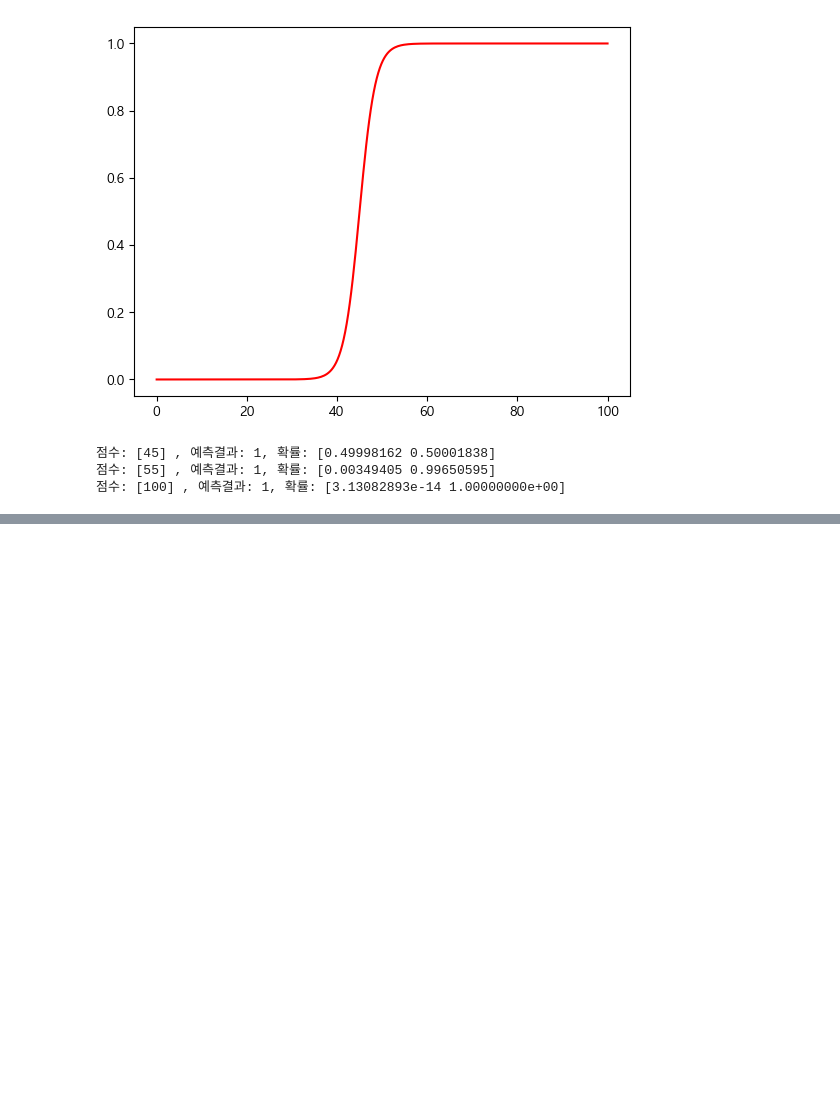
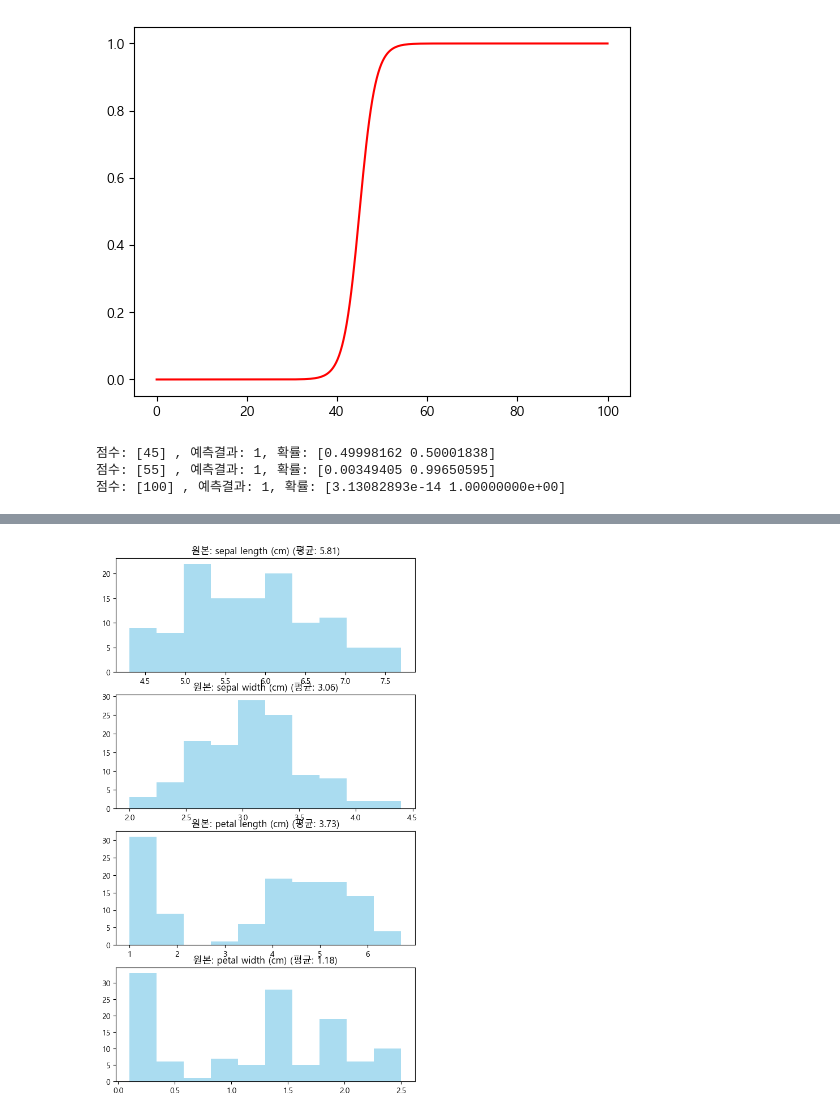
Before and after one commit to sjlimiei25/AI-Prediction, a Jupyter notebook: 5_Logistic_Regression.ipynb, the cells around one changed output, grey strips where cells are left out. Saved outputs shown, nothing was run; the diff lists cells and outputs as text; code cells hidden in the pictures; blank space fills up the shorter version.

```diff
--- a/5_Logistic_Regression.ipynb
+++ b/5_Logistic_Regression.ipynb
@@ -82,0 +85,17 @@ for x, pred, proba in zip(x_test, y_pred, y_proba):
+# %%
+# 붓꽃(iris) 데이터셋
+from sklearn.datasets import load_iris
+
+iris = load_iris(as_frame=True)
+df = iris.frame   # 데이터셋 => feature + target
+# df.head()
+
+x = df.drop(columns='target')   # 독립변수. DataFrame. 2D
+y = df['target']                # 종속변수. Series. 1D
+# %%
+# 훈련용, 테스트(검증)용 데이터 분리
+from sklearn.model_selection import train_test_split
+
+x_train, x_test, y_train, y_test = train_test_split(x, y, test_size=0.2, random_state=42)
+
+x_train.describe()
@@ -82,0 +124,18 @@ for x, pred, proba in zip(x_test, y_pred, y_proba):
+# %%
+# 스케일링 전/후 시각화 비교
+feature_names = x.columns         # Feature 이름 목록
+n_features = len(feature_names)   # Feature 개수 (x.shape[1])
+
+plt.figure(figsize=(15, 12))
+# 4x2 서브플롯 사용
+for i in range(n_features):     # i: 0 ~ 3
+  # 서브 플롯 지정
+  plt.subplot(4, 2, i*2 + 1)
+  # 1, 3, 5, 7 -> 패턴 i
+
+  plt.hist(x_train.iloc[:, i], color='skyblue', alpha=0.7)
+  plt.title(f'원본: {feature_names[i]} (평균: {x_train.iloc[:, i].mean():.2f})')
+  plt.xlabel('값 범위')
+  plt.ylabel('빈도')
+# %% [output]
+[figure, added]
```
Also changed, not shown: parts of 3 cells of this notebook.
